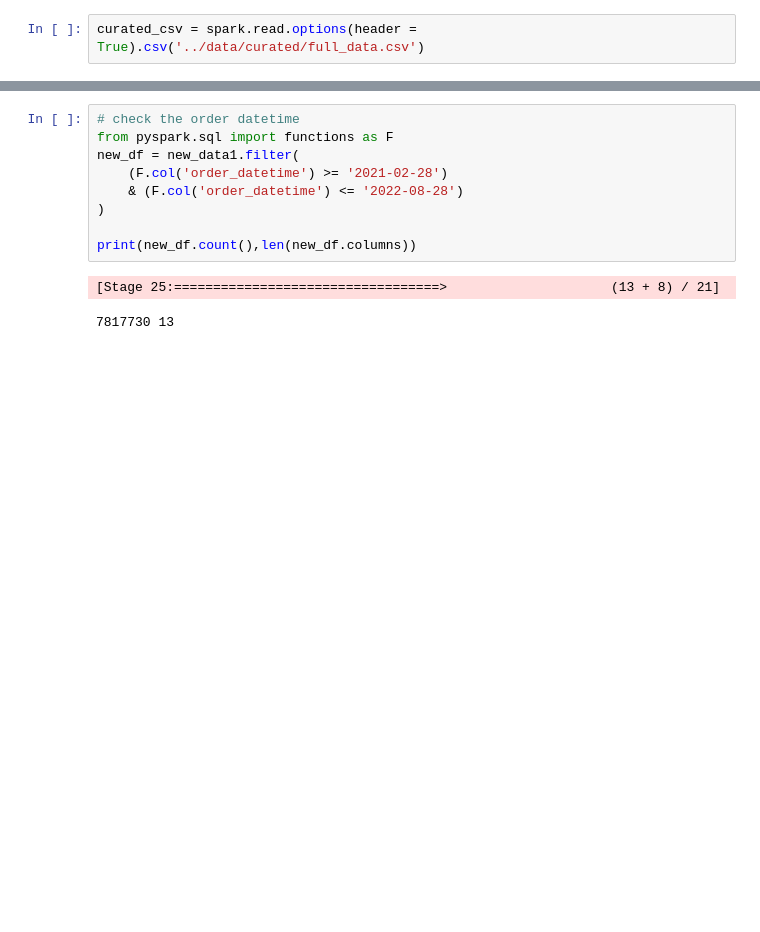
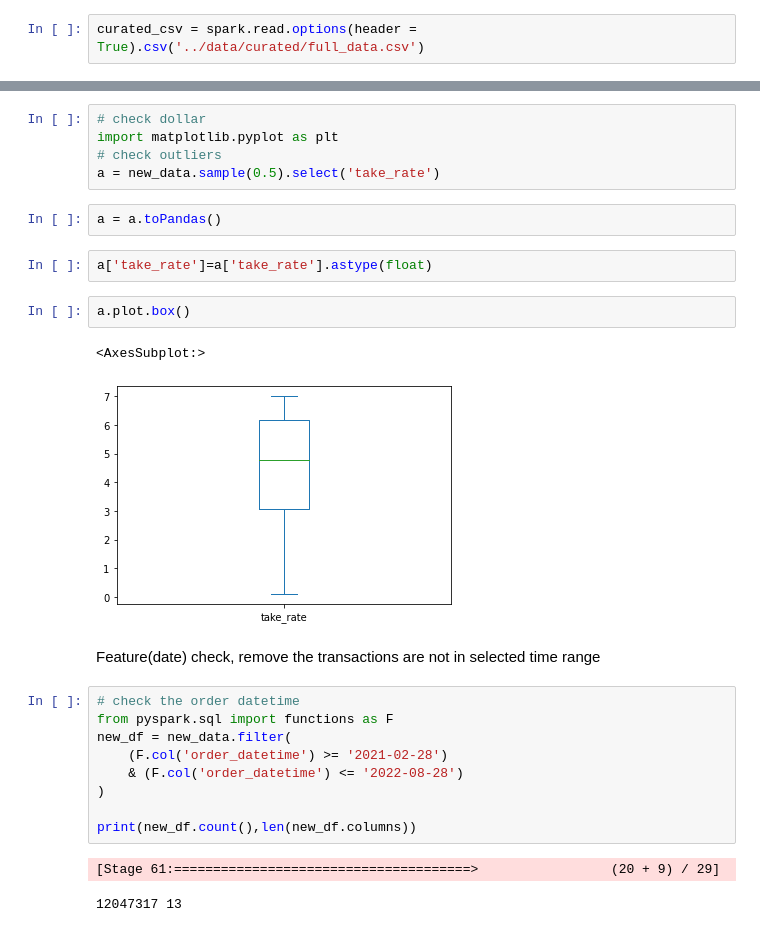
Before and after one commit to MAST30034-Applied-Data-Science/generic-buy-now-pay-later-project-group-28, a Jupyter notebook: notebooks/outlier.ipynb, the cells around one changed output, grey strips where cells are left out. Drawn from its saved outputs; the diff is of its cells as text; blank space fills up the shorter version.

Commit message:
outlier cleaning update

```diff
--- a/notebooks/outlier.ipynb
+++ b/notebooks/outlier.ipynb
@@ -80,12 +153,28 @@ print(new_data1.count(),len(new_data1.columns))
+# %%
+# check dollar
+import matplotlib.pyplot as plt
+# check outliers
+a = new_data.sample(0.5).select('take_rate')
+# %%
+a = a.toPandas()
+# %%
+a['take_rate']=a['take_rate'].astype(float)
+# %%
+a.plot.box()
+# %% [output]
+<AxesSubplot:>
+[figure, added]
+# %% [markdown]
+Feature(date) check, remove the transactions are not in selected time range
 # %%
 # check the order datetime
 from pyspark.sql import functions as F
-new_df = new_data1.filter(
+new_df = new_data.filter(
     (F.col('order_datetime') >= '2021-02-28')
     & (F.col('order_datetime') <= '2022-08-28')
 )
 
 print(new_df.count(),len(new_df.columns))
 # %% [output]
-[Stage 25:==================================>                     (13 + 8) / 21]
+[Stage 61:======================================>                 (20 + 9) / 29]
-7817730 13
+12047317 13
```
Also changed, not shown: parts of 26 cells of this notebook.
